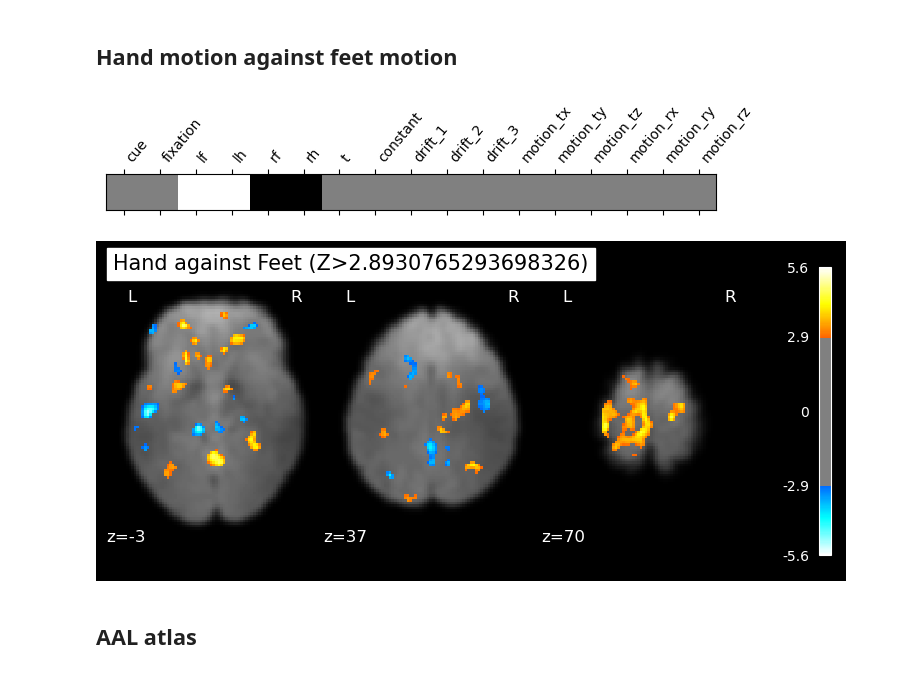
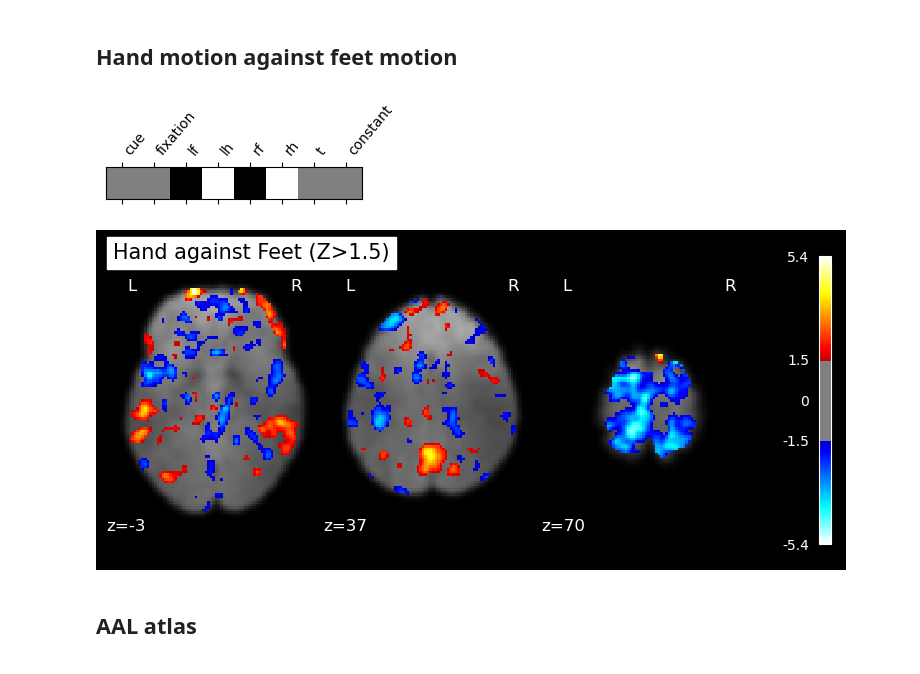
Before and after one commit to bintaDouk/NSSP-Mini-Project-1, a Jupyter notebook: Mini-Project1.ipynb, the cells around one changed output. Drawn from its saved outputs; the diff is of its cells as text; code cells hidden in the pictures.

```diff
--- a/Mini-Project1.ipynb
+++ b/Mini-Project1.ipynb
@@ -556,7 +604,7 @@ fit_glm = FirstLevelModel(t_r=0.72,
                            high_pass=0.01)
 
 
-fit_glm.fit(fmri_img, design_matrices=[design_mat])
+fit_glm.fit(fmri_img, design_matrices=[design_matrix])
 # %% [output]
 FirstLevelModel(drift_model='none', hrf_model='spm', t_r=0.72)
 # %% [markdown]
@@ -616,34 +664,36 @@ BETA MAP FOR t
 # %% [markdown]
 ## Hand motion against feet motion
 # %%
-# Construct contrast vector for hand_against_feet
-hand_against_feet = np.zeros(design_matrix_shape[1])
+# Ensure the contrast vector has the correct number of elements (matching the design matrix)
+n_conditions = n_conditions = fmri_glm.design_matrices_[0].shape[1]
+hand_against_feet = np.zeros(n_conditions)
 
-# Taking conditions
-hand_against_feet[2] = 1  # 'rh'
-hand_against_feet[3] = 1  # 'lh'
-hand_against_feet[4] = -1 # 'lf'
-hand_against_feet[5] = -1 # 'rf'
+# Fill in the relevant contrast values for "lh" vs "rh" and "lf" vs "rf"
+hand_against_feet[3] = 1  # 'lh' condition
+hand_against_feet[5] = 1  # 'rh' condition
+hand_against_feet[2] = -1  # 'lf' condition
+hand_against_feet[4] = -1  # 'rf' condition
+
 
 # Plot the contrast matrix
 plot_contrast_matrix(hand_against_feet, design_matrix=fmri_glm.design_matrices_[0])
 
 # Compute the contrast and save the z-map
 z_map = fit_glm.compute_contrast(hand_against_feet, output_type='z_score')
 nib.save(z_map, 'z_map_handsvsfeet.nii.gz')
 
-clean_map, threshold = threshold_stats_img(z_map, alpha=fdr_rate, height_control='fdr', cluster_threshold=cluster_size)
+# clean_map, threshold = threshold_stats_img(z_map, alpha=fdr_rate, height_control='fdr', cluster_threshold=cluster_size)
 mean_img_ = mean_img(fmri_img)
-
-plot_stat_map(clean_map, bg_img=mean_img_, threshold=threshold,
+threshold=1.5
+plot_stat_map(z_map, bg_img=mean_img_, threshold=1.5,
               display_mode='z', cut_coords=[-3, 37, 70], black_bg=True,
               title=f'Hand against Feet (Z>{threshold})')
 
 # Show the plot
 plt.show()
 # %% [output]
-[figure, old version]
+[figure, new version]
-[figure, old version]
+[figure, new version]
 # %% [markdown]
 ## AAL atlas
 # %%
```
Also changed, not shown: parts of 6 cells of this notebook, 4 other files.
